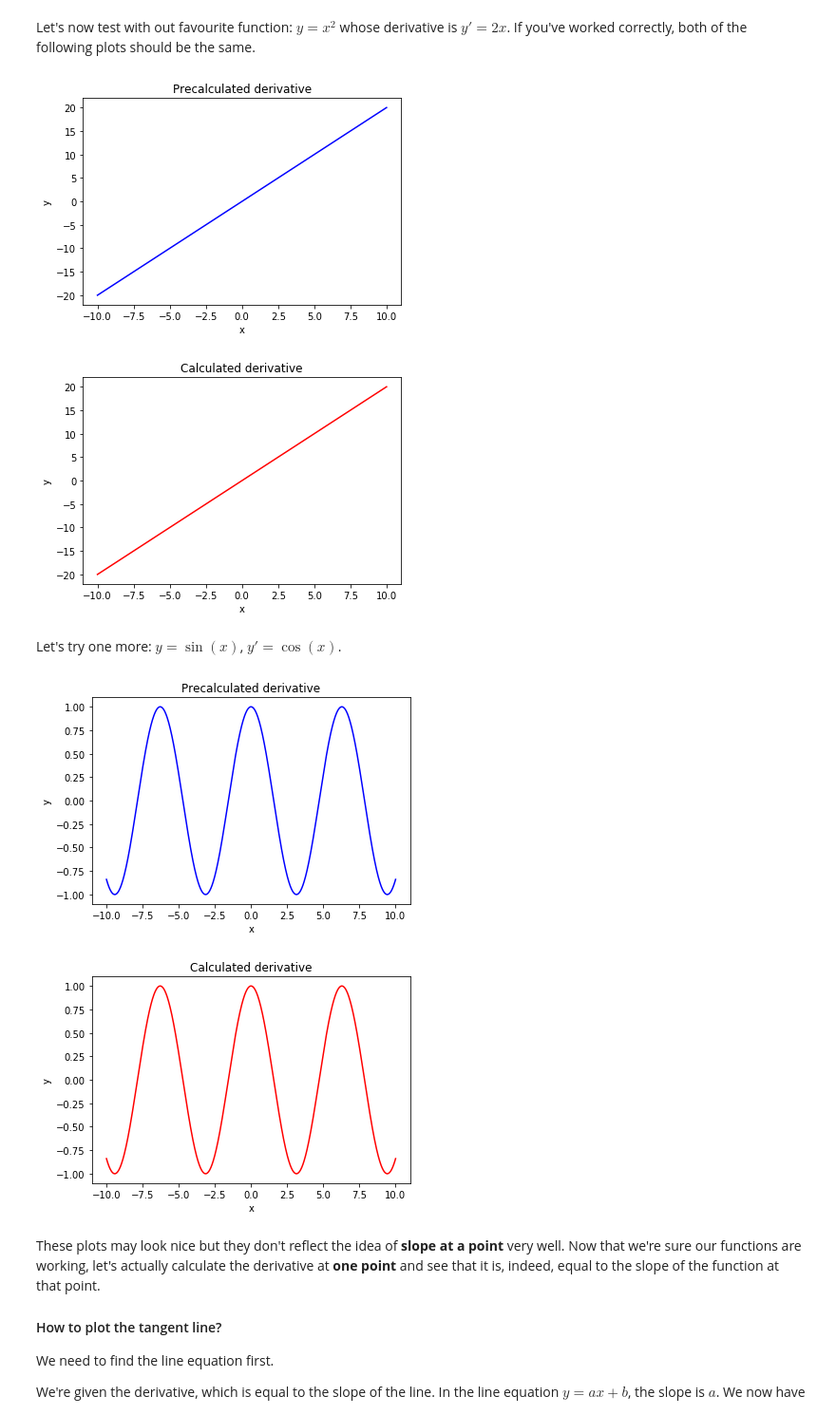
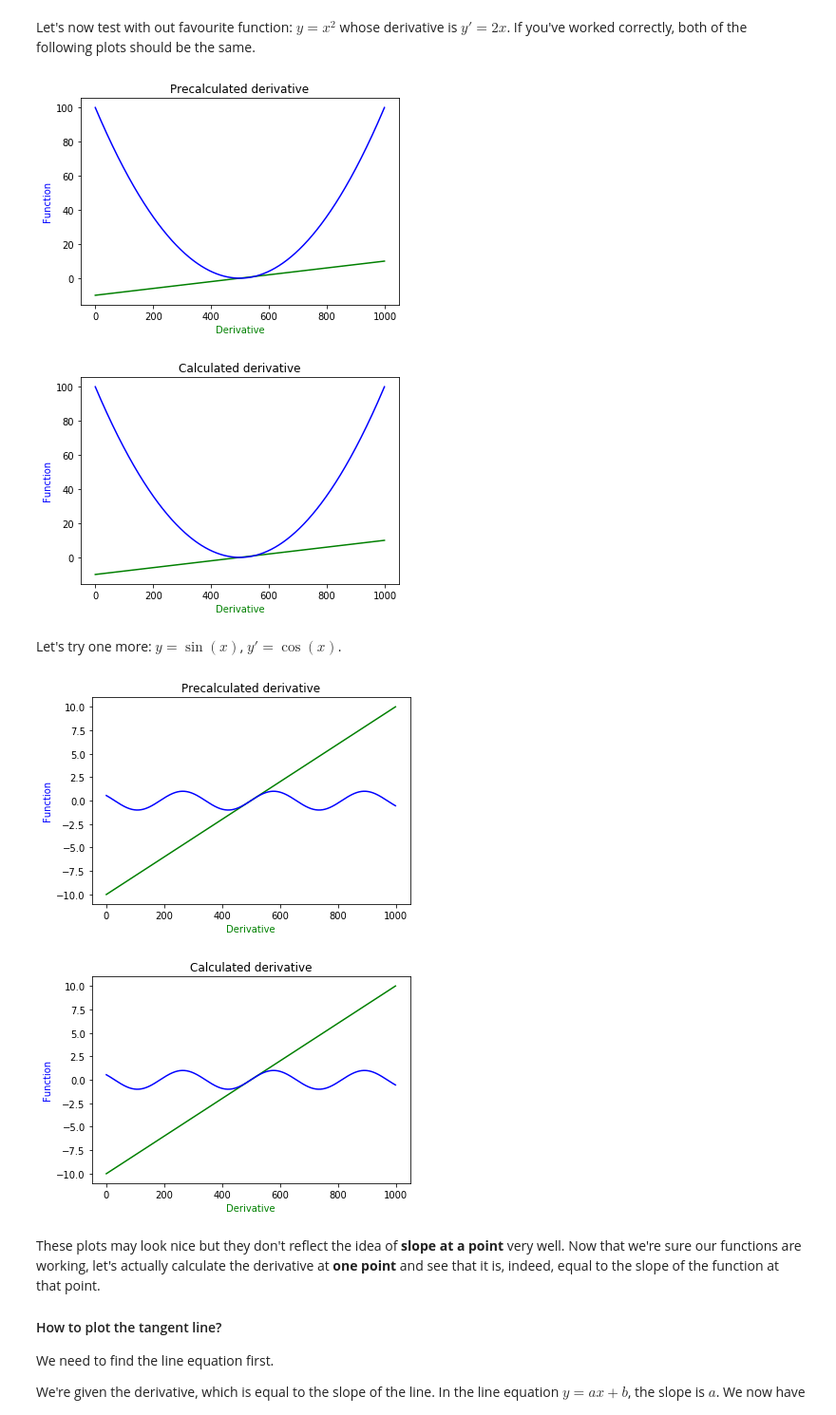
Before and after one commit to powerslider/ai_softuni, a Jupyter notebook: 01_Math_Concepts_For_Developers/08. Calculus-Exercise/Calculus Exercise.ipynb, the cells around one changed output. Shown at 95% size. Drawn from its saved outputs; the diff is of its cells as text; code cells hidden in the pictures.

```diff
--- a/01_Math_Concepts_For_Developers/08. Calculus-Exercise/Calculus Exercise.ipynb
+++ b/01_Math_Concepts_For_Developers/08. Calculus-Exercise/Calculus Exercise.ipynb
@@ -33,7 +33,7 @@ def plot_derivative(function, derivative = None, min_x=-10, max_x=10, title='',
     vectorized_function = np.vectorize(function)
 
     x = np.linspace(min_x, max_x, 1000)
-    y = None # TODO: Generate the function values `y`
+    y = function(x)
 
     dy = []
     if derivative is None:
@@ -41,29 +41,28 @@ def plot_derivative(function, derivative = None, min_x=-10, max_x=10, title='',
     else:
         dy = np.vectorize(derivative)(x)
 
-    y = dy
-
     plt.figure()
-    plt.plot(x, y, c = color)
+    plt.plot(x, color='green')
+    plt.xlabel('Derivative', color='green')
+    plt.plot(y, color='blue')
+    plt.ylabel('Function', color='blue')
     plt.title(title)
-    plt.xlabel("x")
-    plt.ylabel("y")
 # %% [markdown]
 Let's now test with out favourite function: $y = x^2$ whose derivative is $y' = 2x$. If you've worked correctly, both of the following plots should be the same.
 # %%
 plot_derivative(lambda x: x ** 2, lambda x: 2 * x, title='Precalculated derivative') # The derivative is calculated by hand
 plot_derivative(lambda x: x ** 2, title='Calculated derivative', color='r') # The derivative is not pre-calculated, should be calculated inside the function
 # %% [output]
-[figure, old version]
+[figure, new version]
-[figure, old version]
+[figure, new version]
 # %% [markdown]
 Let's try one more: $y = \sin(x)$, $y'= \cos(x)$.
 # %%
 plot_derivative(np.sin, np.cos, title='Precalculated derivative')
-plot_derivative(np.sin, title='Calculated derivative', color='r')
+plot_derivative(np.sin, title='Calculated derivative')
 # %% [output]
-[figure, old version]
+[figure, new version]
-[figure, old version]
+[figure, new version]
 # %% [markdown]
 These plots may look nice but they don't reflect the idea of **slope at a point** very well. Now that we're sure our functions are working, let's actually calculate the derivative at **one point** and see that it is, indeed, equal to the slope of the function at that point.
 
```
Also changed, not shown: parts of 6 cells of this notebook.
